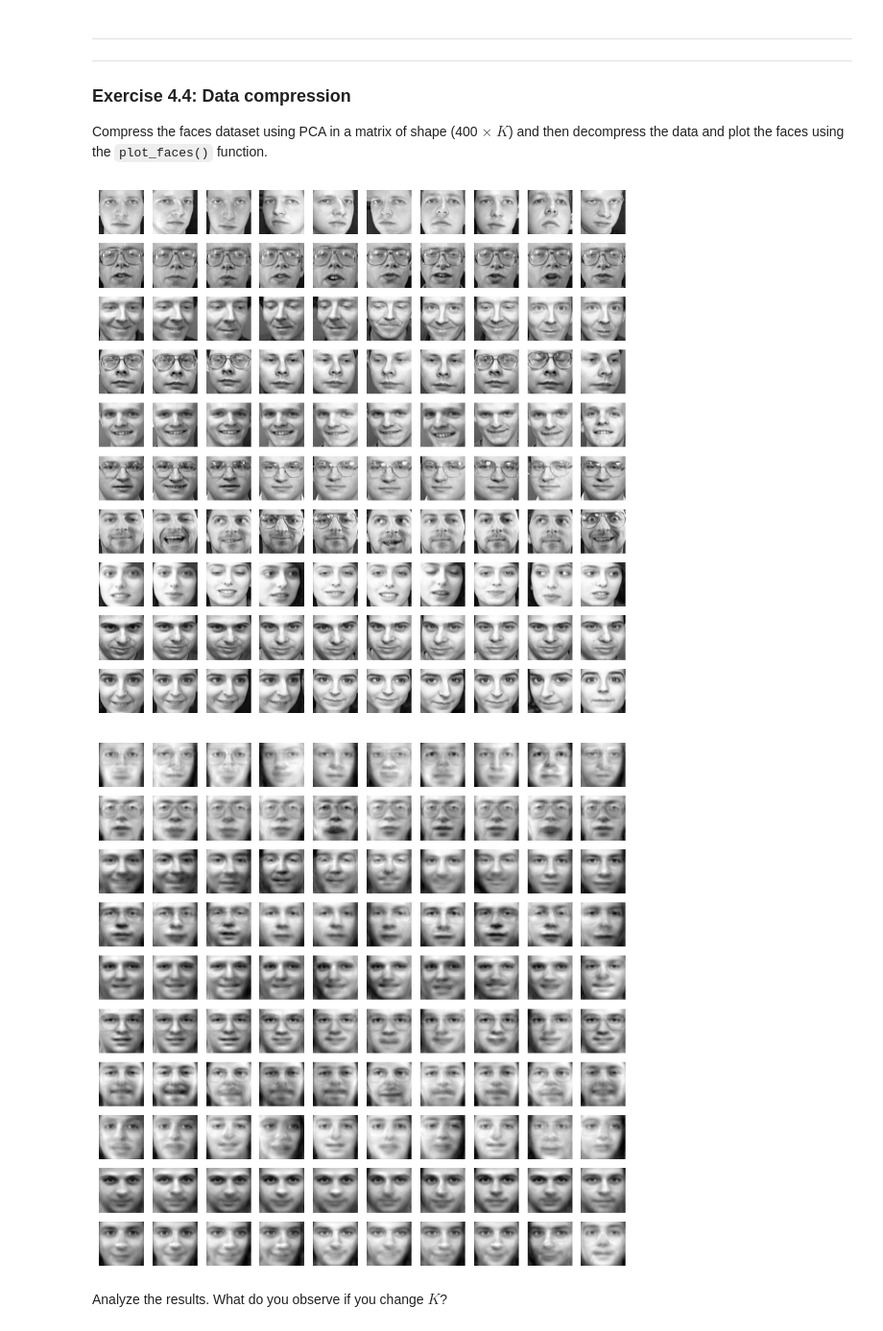
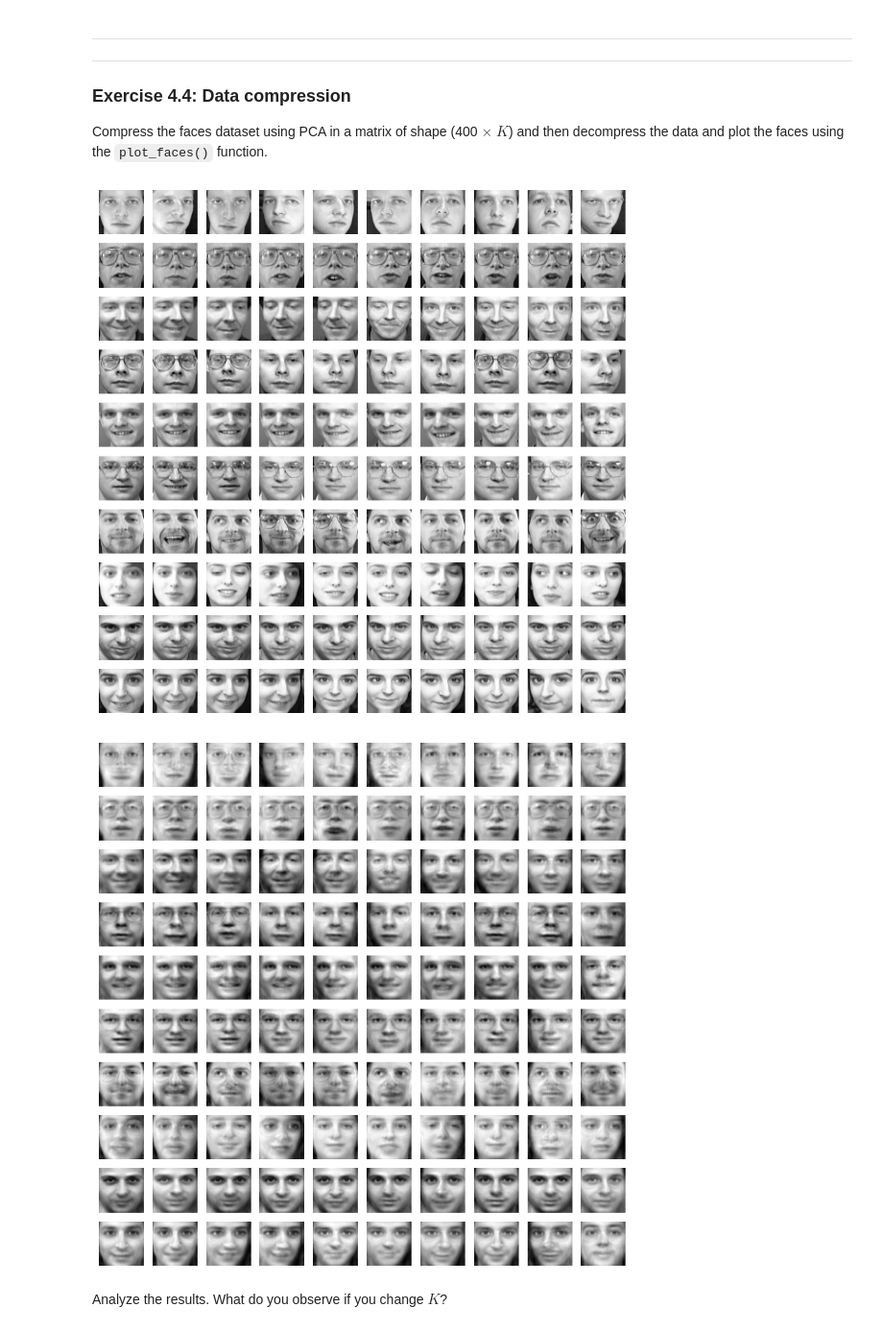
Before and after one commit to kelseypenners/5arb0data, a Jupyter notebook: Assignment1a_template_v2.ipynb, the cells around one changed output. Shown at 96% size. Drawn from its saved outputs; the diff is of its cells as text; code cells hidden in the pictures.

```diff
--- a/Assignment1a_template_v2.ipynb
+++ b/Assignment1a_template_v2.ipynb
@@ -662,28 +662,28 @@ Now we will use PCA for data compression. Instead of performing the transform to
 Compress the faces dataset using PCA in a matrix of shape (400 $\times$ $K$) and then decompress the data and plot the faces using the `plot_faces()` function.
 # %%
 #// BEGIN_TODO Data compression
-######CHANGE CODE
 from sklearn.decomposition import PCA
 
+#Load the face data
 faces_data=ex13_generate_data()
-# Step 2: Apply PCA to compress the dataset
-K = 20  # Set the number of principal components to retain
+
+# Apply PCA to compress the dataset
+K = 30 # Set the number of principal components to retain
 pca = PCA(n_components=K)
 compressed_faces = pca.fit_transform(faces_data)  # Compress
-
-decompressed_faces = pca.inverse_transform(compressed_faces)
+decompressed_faces = pca.inverse_transform(compressed_faces) #decompress
 
 # Plot original faces
 plot_faces(faces_data)
 
 # Plot decompressed faces
 plot_faces(decompressed_faces)
 
 
 
 #// END_TODO
 # %% [output]
 [figure]
-[figure, old version]
+[figure, new version]
 # %% [markdown]
 Analyze the results. What do you observe if you change $K$?
```
Also changed, not shown: parts of 5 cells of this notebook.
